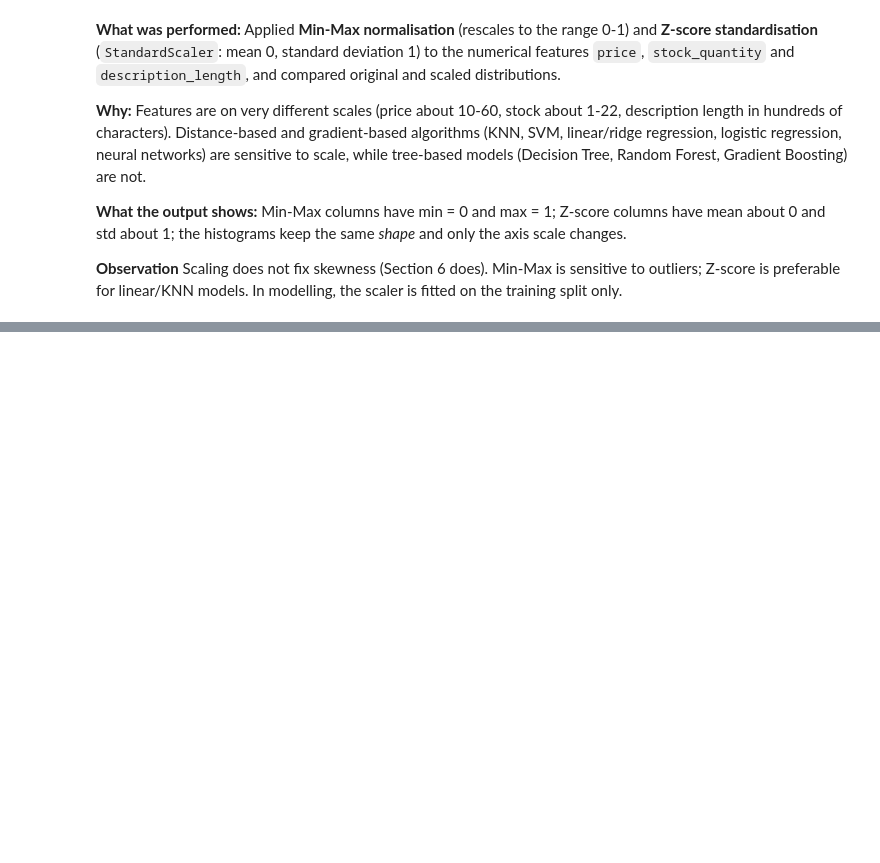
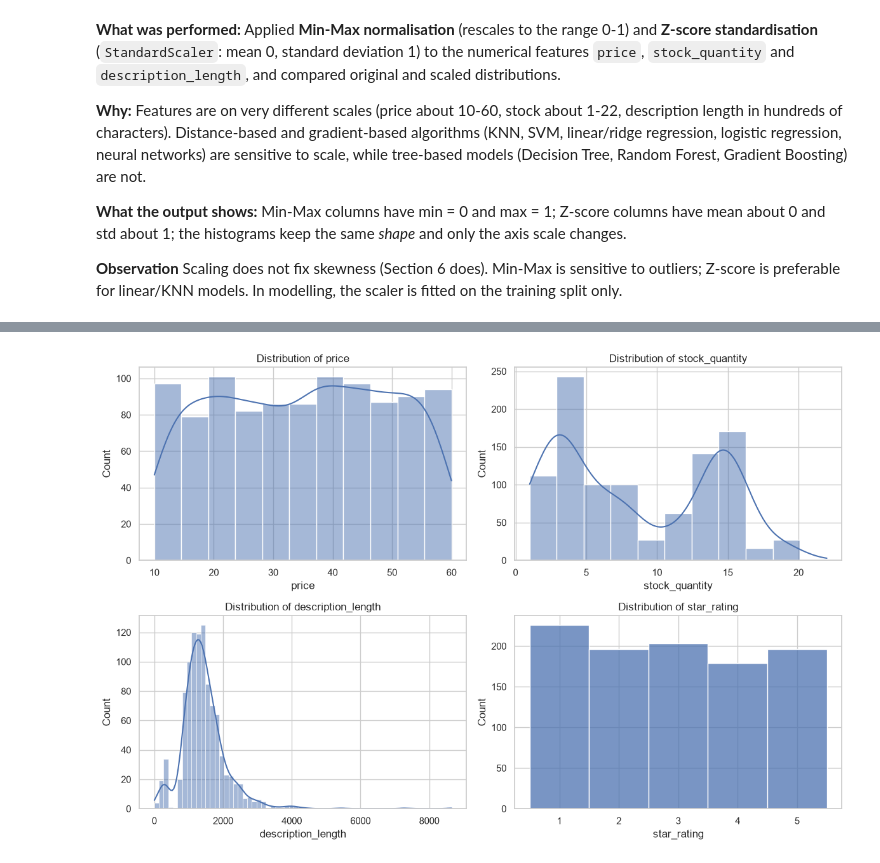
Before and after one commit to l250022/Ecommerce-Product-Analysis-ML, a Jupyter notebook: Data_collection_cleaning.ipynb, the cells around one changed output, grey strips where cells are left out. Cells and saved outputs as stored; diff of their text form; code cells hidden in the pictures; blank space fills up the shorter version.

```diff
--- a/Data_collection_cleaning.ipynb
+++ b/Data_collection_cleaning.ipynb
@@ -704,0 +707,3 @@ plt.show()
+# %%
+EDA_NUM = ["price", "stock_quantity", "description_length", "star_rating"]
+display(df[EDA_NUM].describe().T.round(2))
@@ -704,0 +724,9 @@ plt.show()
+# %%
+fig, axes = plt.subplots(2, 2, figsize=(12, 8))
+for ax, col in zip(axes.ravel(), EDA_NUM):
+    sns.histplot(df[col], kde=(col != "star_rating"), discrete=(col == "star_rating"), ax=ax)
+    ax.set_title(f"Distribution of {col}")
+plt.tight_layout()
+plt.show()
+# %% [output]
+[figure, added]
```
Also changed, not shown: parts of 28 cells of this notebook.
